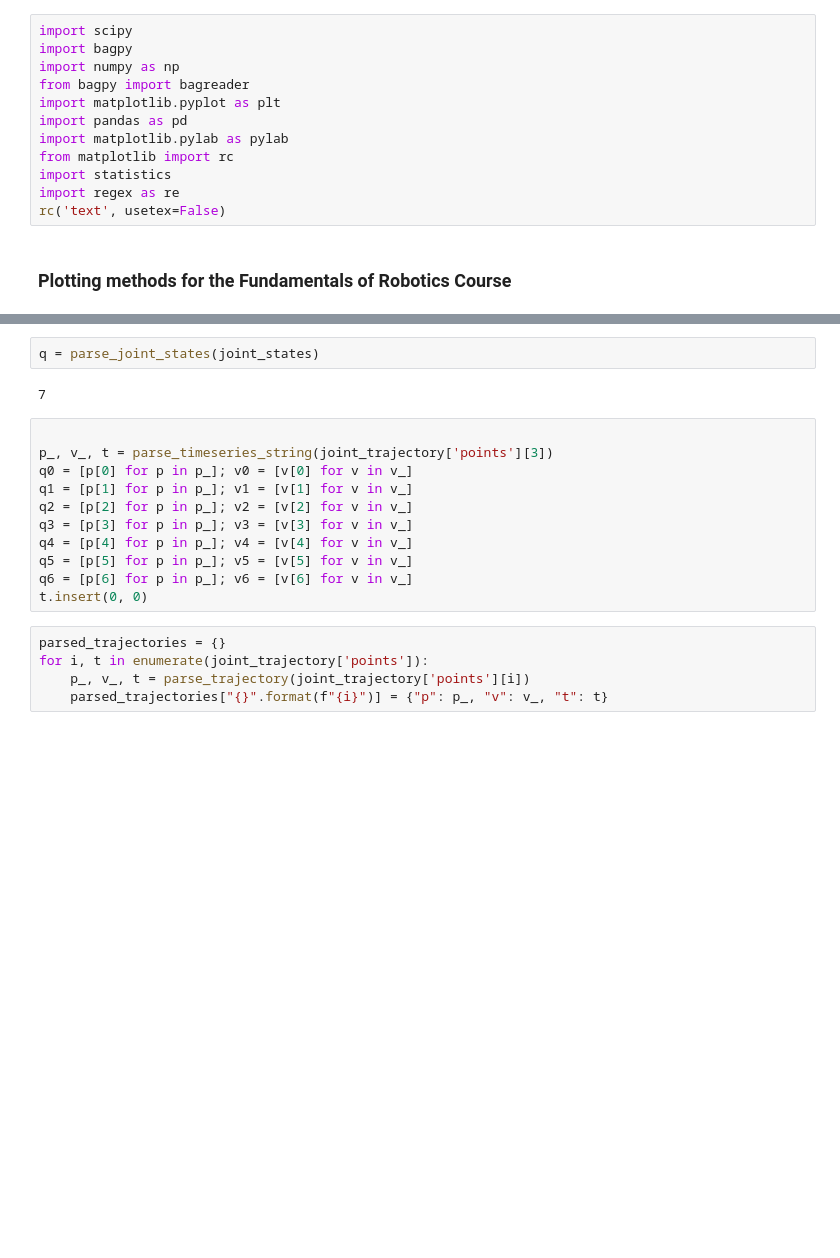
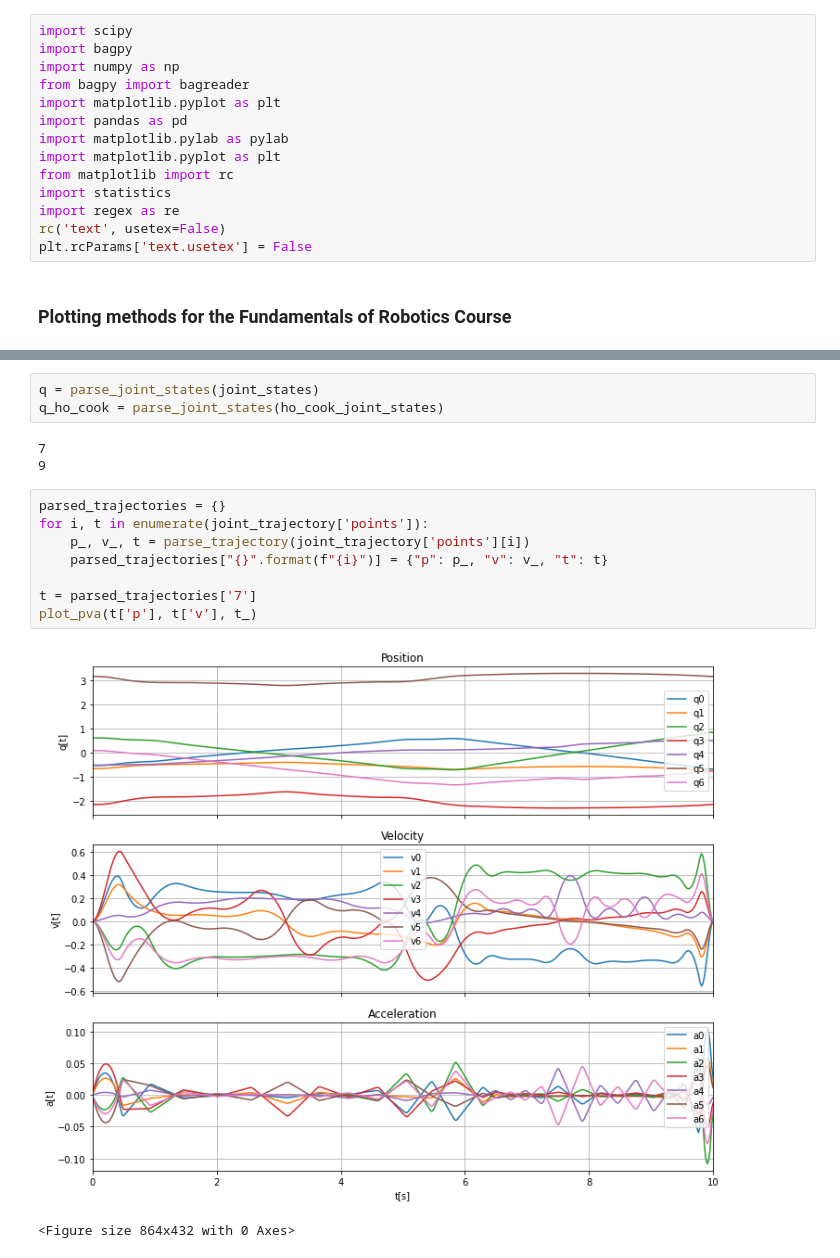
Before and after one commit to fzoric8/ros_utils, a Jupyter notebook: bags/for_plots.ipynb, the cells around one changed output, grey strips where cells are left out. Drawn from its saved outputs; the diff is of its cells as text; blank space fills up the shorter version.

Commit message:
Updated FOR plots

```diff
--- a/bags/for_plots.ipynb
+++ b/bags/for_plots.ipynb
@@ -6,10 +6,12 @@ from bagpy import bagreader
 import matplotlib.pyplot as plt
 import pandas as pd
 import matplotlib.pylab as pylab
+import matplotlib.pyplot as plt
 from matplotlib import rc
 import statistics
 import regex as re
 rc('text', usetex=False)
+plt.rcParams['text.usetex'] = False
 # %% [markdown]
 ### Plotting methods for the Fundamentals of Robotics Course
 # %%
@@ -125,20 +167,17 @@ def parse_trajectory(trajectory):
 # %%
 q = parse_joint_states(joint_states)
+q_ho_cook = parse_joint_states(ho_cook_joint_states)
 # %% [output]
 7
+9
-# %%
-
-p_, v_, t = parse_timeseries_string(joint_trajectory['points'][3])
-q0 = [p[0] for p in p_]; v0 = [v[0] for v in v_]
-q1 = [p[1] for p in p_]; v1 = [v[1] for v in v_]
-q2 = [p[2] for p in p_]; v2 = [v[2] for v in v_]
-q3 = [p[3] for p in p_]; v3 = [v[3] for v in v_]
-q4 = [p[4] for p in p_]; v4 = [v[4] for v in v_]
-q5 = [p[5] for p in p_]; v5 = [v[5] for v in v_]
-q6 = [p[6] for p in p_]; v6 = [v[6] for v in v_]
-t.insert(0, 0)
 # %%
 parsed_trajectories = {}
 for i, t in enumerate(joint_trajectory['points']):
     p_, v_, t = parse_trajectory(joint_trajectory['points'][i])
     parsed_trajectories["{}".format(f"{i}")] = {"p": p_, "v": v_, "t": t}
+
+t = parsed_trajectories['7']
+plot_pva(t['p'], t['v'], t_)
+# %% [output]
+[figure, added]
+<Figure size 864x432 with 0 Axes>
```
Also changed, not shown: parts of 5 cells of this notebook.
